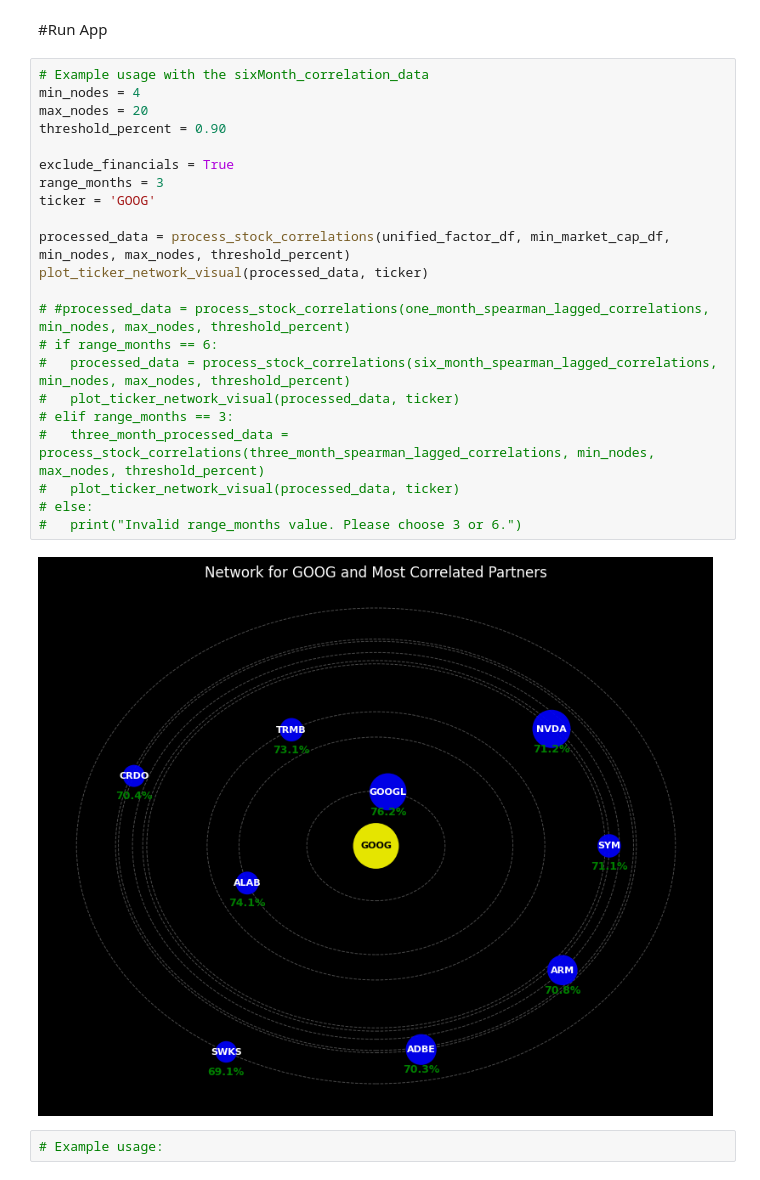
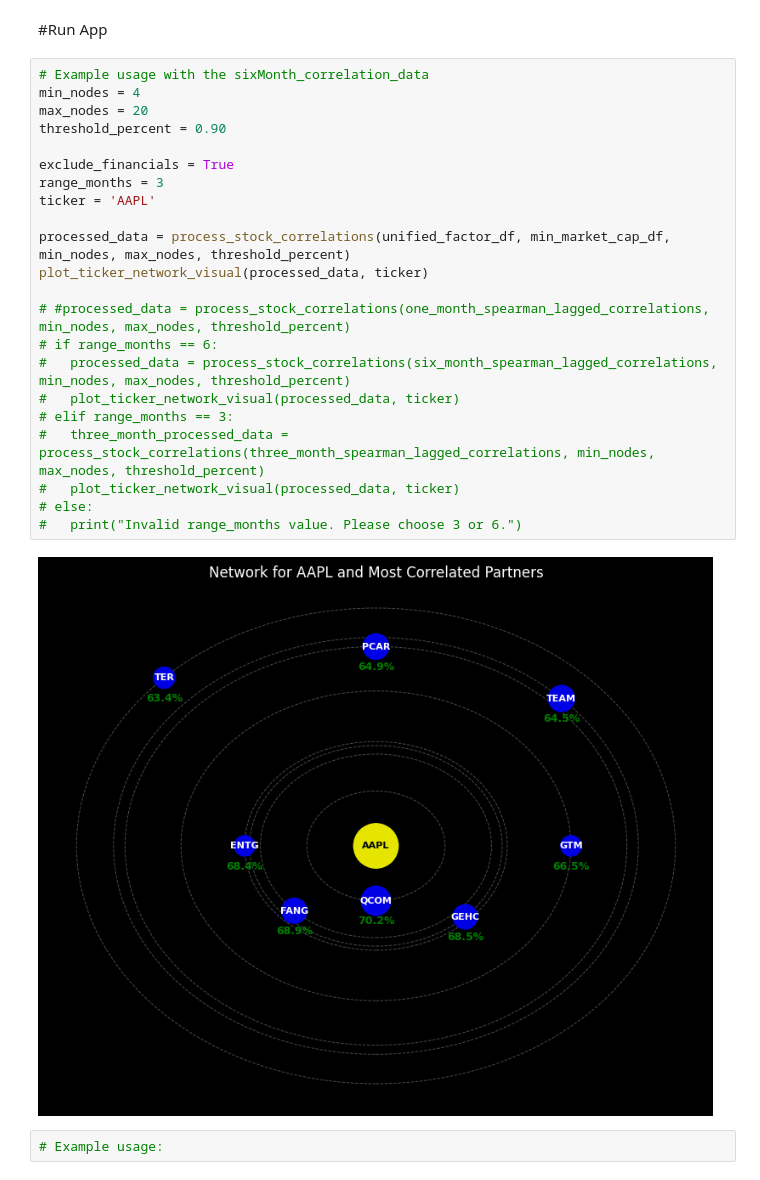
Before and after one commit to Risskr/Stock-App, a Jupyter notebook: StocksApp.ipynb, the cells around one changed output. Saved outputs shown, nothing was run; the diff lists cells and outputs as text.

```diff
--- a/StocksApp.ipynb
+++ b/StocksApp.ipynb
@@ -721,27 +721,27 @@ def plot_ticker_network_visual(correlated_data, source_ticker):
 # %%
 # Example usage with the sixMonth_correlation_data
 min_nodes = 4
 max_nodes = 20
 threshold_percent = 0.90
 
 exclude_financials = True
 range_months = 3
-ticker = 'GOOG'
+ticker = 'AAPL'
 
 processed_data = process_stock_correlations(unified_factor_df, min_market_cap_df, min_nodes, max_nodes, threshold_percent)
 plot_ticker_network_visual(processed_data, ticker)
 
 # #processed_data = process_stock_correlations(one_month_spearman_lagged_correlations, min_nodes, max_nodes, threshold_percent)
 # if range_months == 6:
 #   processed_data = process_stock_correlations(six_month_spearman_lagged_correlations, min_nodes, max_nodes, threshold_percent)
 #   plot_ticker_network_visual(processed_data, ticker)
 # elif range_months == 3:
 #   three_month_processed_data = process_stock_correlations(three_month_spearman_lagged_correlations, min_nodes, max_nodes, threshold_percent)
 #   plot_ticker_network_visual(processed_data, ticker)
 # else:
 #   print("Invalid range_months value. Please choose 3 or 6.")
 # %% [output]
-[figure, old version]
+[figure, new version]
 # %%
 # Example usage:
 # %% [output]
```
